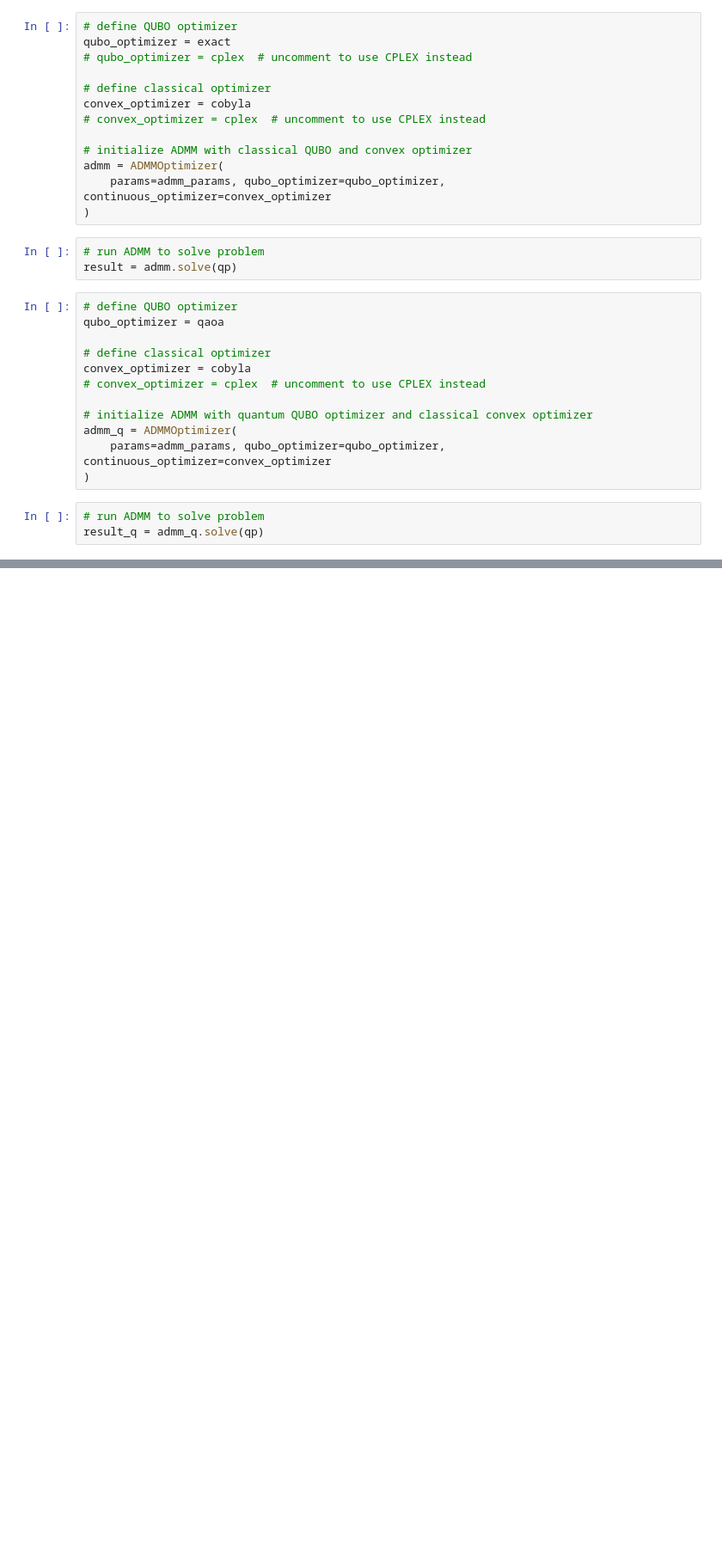
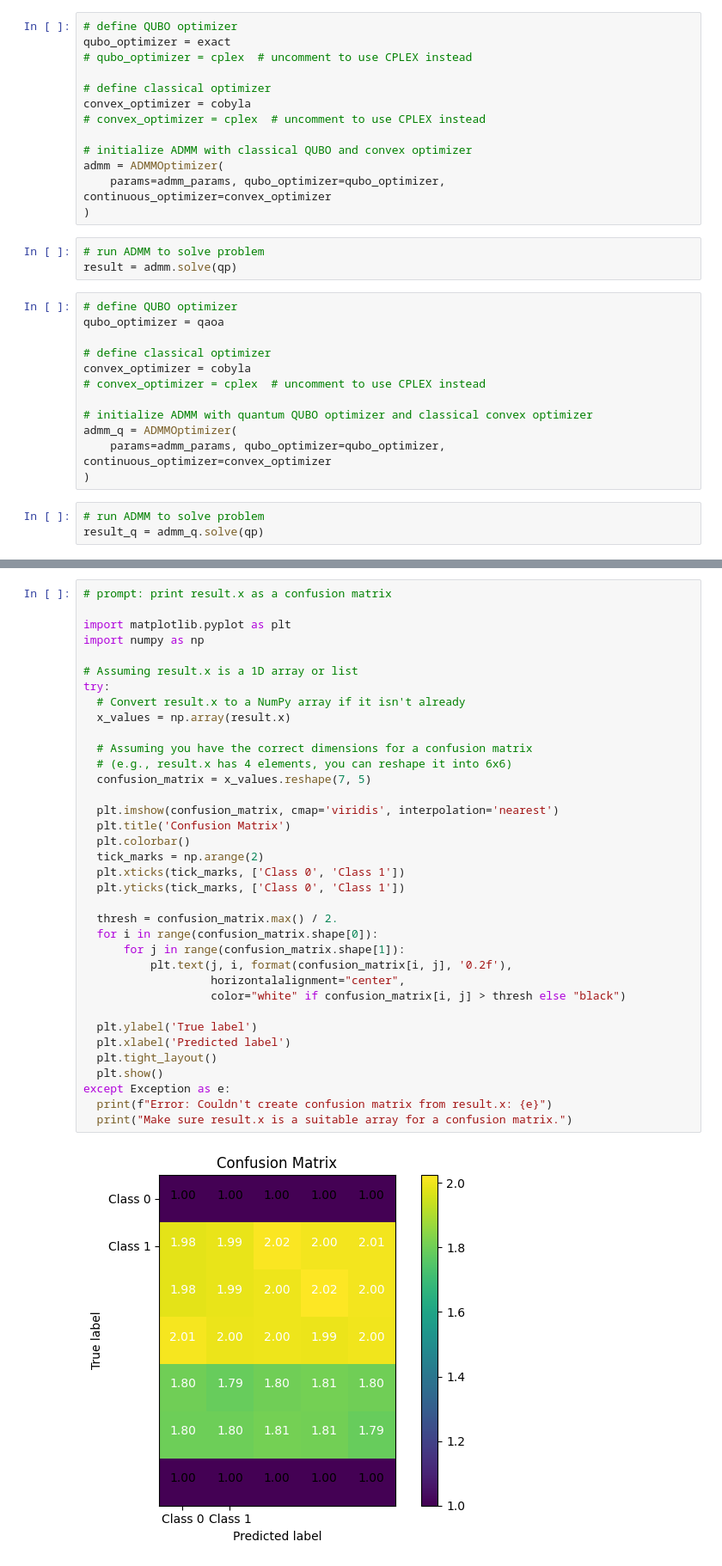
Before and after one commit to LucaGandolfi77/qiskit, a Jupyter notebook: new/unpr03_v24.ipynb, the cells around one changed output, grey strips where cells are left out. Shown at 86% size. Cells and saved outputs as stored; diff of their text form; blank space fills up the shorter version.

```diff
--- a/new/unpr03_v24.ipynb
+++ b/new/unpr03_v24.ipynb
@@ -141,0 +263,38 @@ plt.show()
+# %%
+# prompt: print result.x as a confusion matrix
+
+import matplotlib.pyplot as plt
+import numpy as np
+
+# Assuming result.x is a 1D array or list
+try:
+  # Convert result.x to a NumPy array if it isn't already
+  x_values = np.array(result.x)
+
+  # Assuming you have the correct dimensions for a confusion matrix
+  # (e.g., result.x has 4 elements, you can reshape it into 6x6)
+  confusion_matrix = x_values.reshape(7, 5)
+
+  plt.imshow(confusion_matrix, cmap='viridis', interpolation='nearest')
+  plt.title('Confusion Matrix')
+  plt.colorbar()
+  tick_marks = np.arange(2)
+  plt.xticks(tick_marks, ['Class 0', 'Class 1'])
+  plt.yticks(tick_marks, ['Class 0', 'Class 1'])
+
+  thresh = confusion_matrix.max() / 2.
+  for i in range(confusion_matrix.shape[0]):
+      for j in range(confusion_matrix.shape[1]):
+          plt.text(j, i, format(confusion_matrix[i, j], '0.2f'),
+                   horizontalalignment="center",
+                   color="white" if confusion_matrix[i, j] > thresh else "black")
+
+  plt.ylabel('True label')
+  plt.xlabel('Predicted label')
+  plt.tight_layout()
+  plt.show()
+except Exception as e:
+  print(f"Error: Couldn't create confusion matrix from result.x: {e}")
+  print("Make sure result.x is a suitable array for a confusion matrix.")
+# %% [output]
+[figure, added]
```
Also changed, not shown: parts of 6 cells of this notebook.
